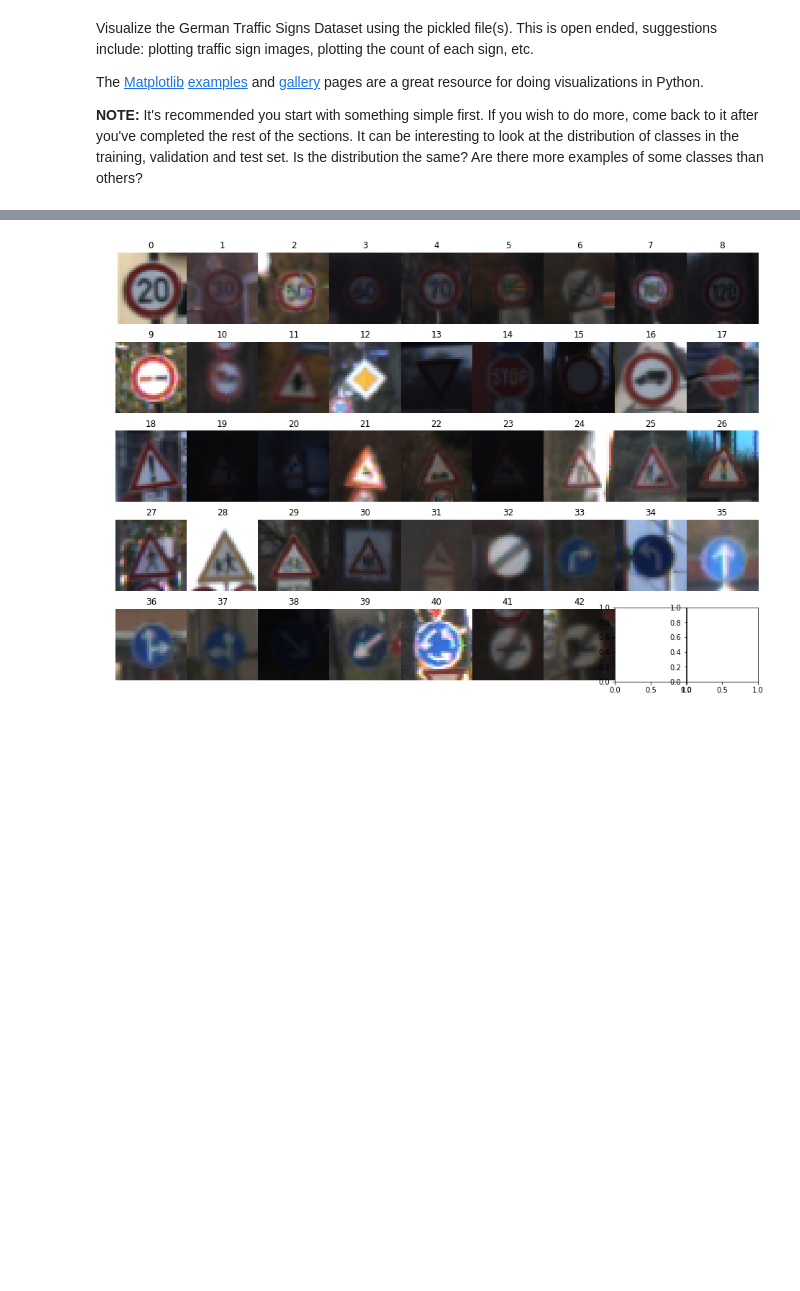
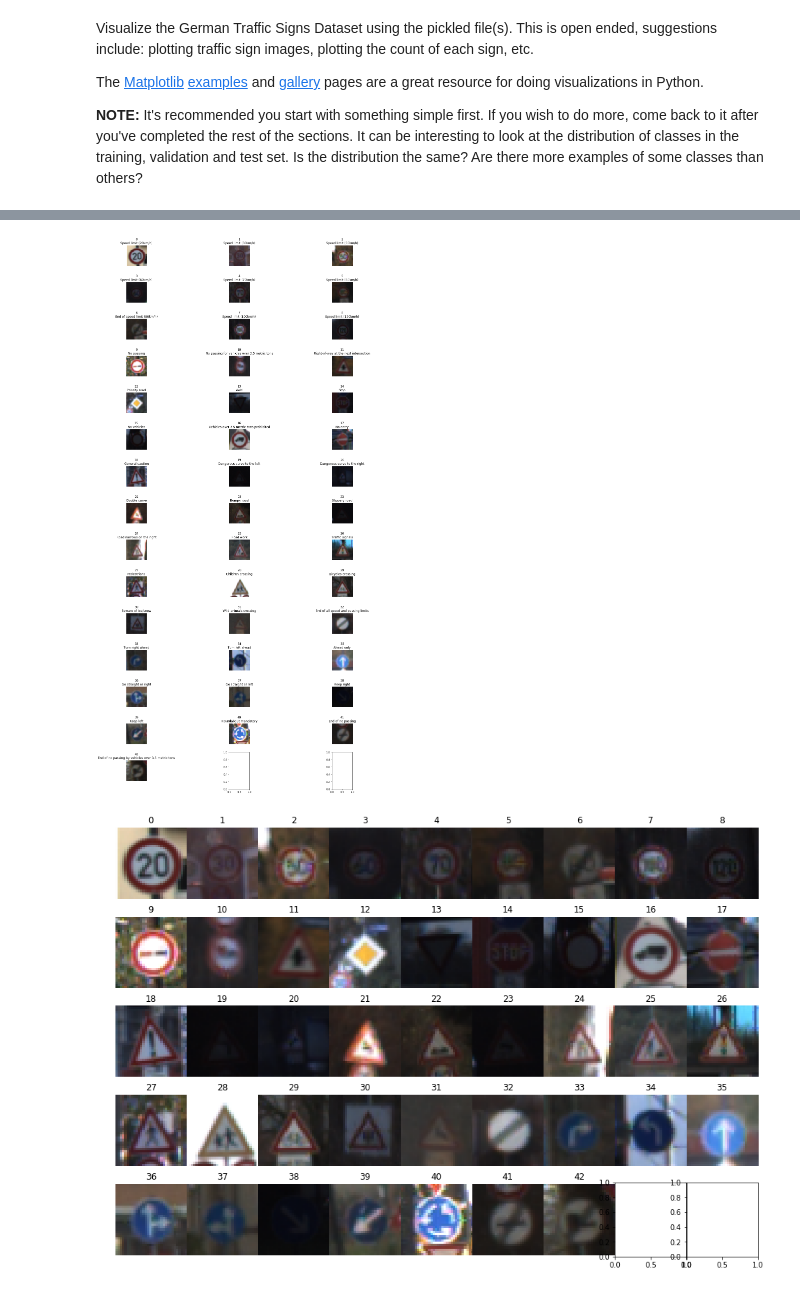
Before and after one commit to soyaoki/CarND-Traffic-Sign-Classifier, a Jupyter notebook: Traffic_Sign_Classifier.ipynb, the cells around one changed output, grey strips where cells are left out. Cells and saved outputs as stored; diff of their text form; code cells hidden in the pictures; blank space fills up the shorter version.

```diff
--- a/Traffic_Sign_Classifier.ipynb
+++ b/Traffic_Sign_Classifier.ipynb
@@ -115,3 +140,20 @@ print(y_train[index])
+# %%
+# Visualizing the dataset
+from textwrap import wrap
+fig, axs = plt.subplots(15,3, figsize=(16, 40))
+fig.subplots_adjust(hspace = .0, wspace=4)
+axs = axs.ravel()
+
+for i in range(n_classes):
+    index = np.where(y_train == i)
+    axs[i].axis('off')
+    axs[i].imshow(X_train[index[0][0]])
+    axs[i].set_title(str(i) +"\n"+ get_signname(i))
+
+path = './output_images/'
+plt.savefig(path+'dataset.png')
+# %% [output]
+[figure, added]
 # %%
 # Visualizing the dataset
 fig, axs = plt.subplots(5,9, figsize=(16, 11))
```
Also changed, not shown: parts of 12 cells of this notebook, 10 other files.
